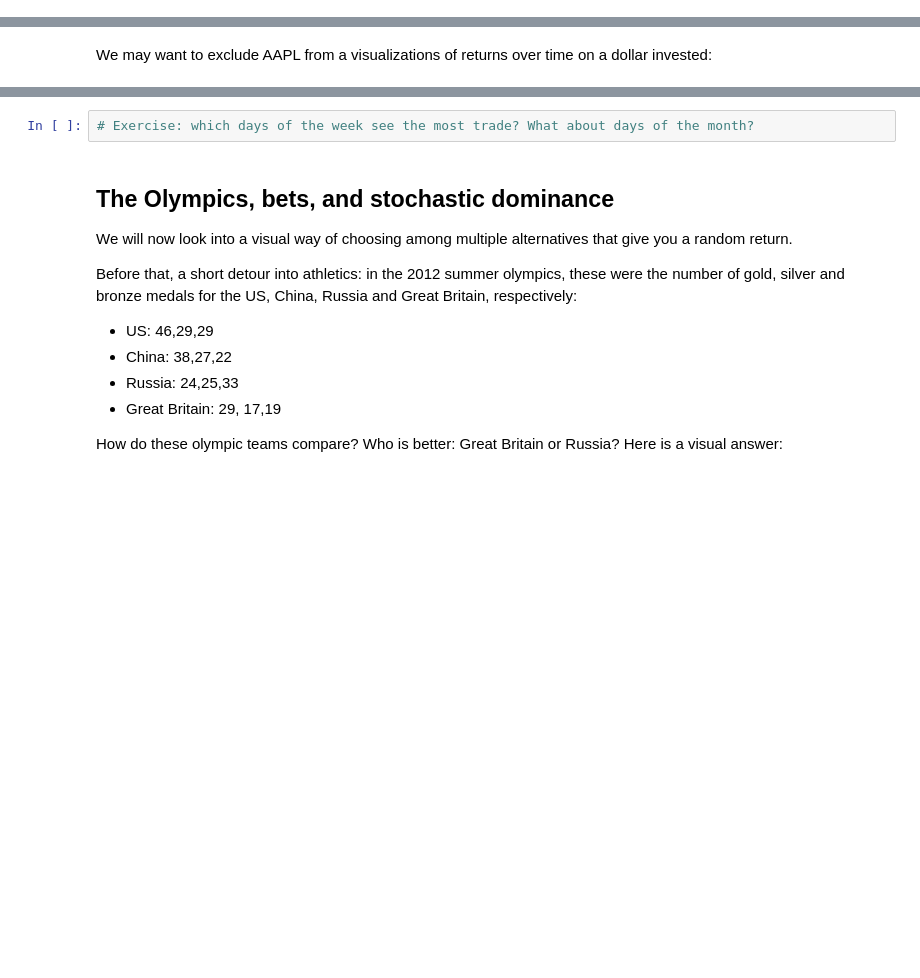
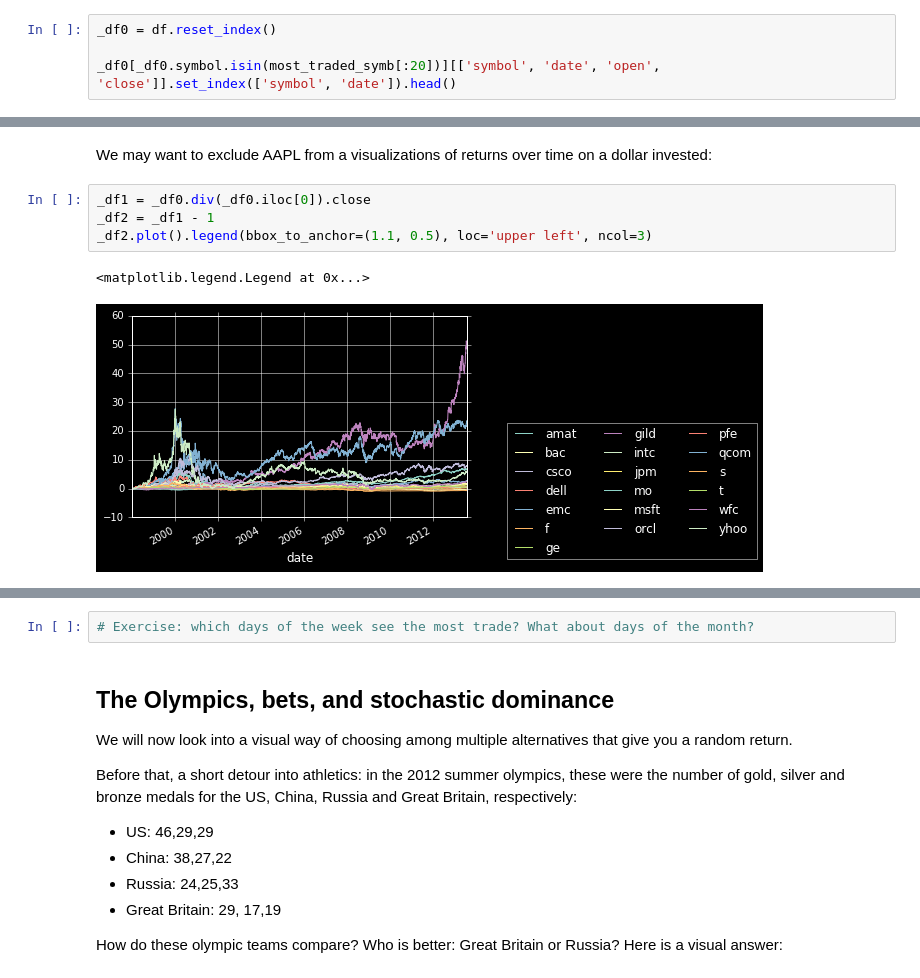
Before and after one commit to gpfreitas/financial_data_example, a Jupyter notebook: Financial Data with Pandas.ipynb, the cells around one changed output, grey strips where cells are left out. Saved outputs shown, nothing was run; the diff lists cells and outputs as text; blank space fills up the shorter version.

```diff
--- a/Financial Data with Pandas.ipynb
+++ b/Financial Data with Pandas.ipynb
@@ -207,0 +420,4 @@ Wow, not even close to top 20 most traded. I wonder why.
+# %%
+_df0 = df.reset_index()
+
+_df0[_df0.symbol.isin(most_traded_symb[:20])][['symbol', 'date', 'open', 'close']].set_index(['symbol', 'date']).head()
@@ -217,5 +459,12 @@ top20.close.unstack('symbol').head()
 # %% [markdown]
 We may want to exclude AAPL from a visualizations of returns over time on a dollar invested:
+# %%
+_df1 = _df0.div(_df0.iloc[0]).close
+_df2 = _df1 - 1
+_df2.plot().legend(bbox_to_anchor=(1.1, 0.5), loc='upper left', ncol=3)
+# %% [output]
+<matplotlib.legend.Legend at 0x...>
+[figure, added]
 # %%
 _df0 = top20.drop('aapl').unstack(level='symbol')
 _df0.div(_df0.iloc[0]).close.plot.area().legend(bbox_to_anchor=(1.1, 0.5), loc='upper left', ncol=3)
```
Also changed, not shown: parts of 53 cells of this notebook.
